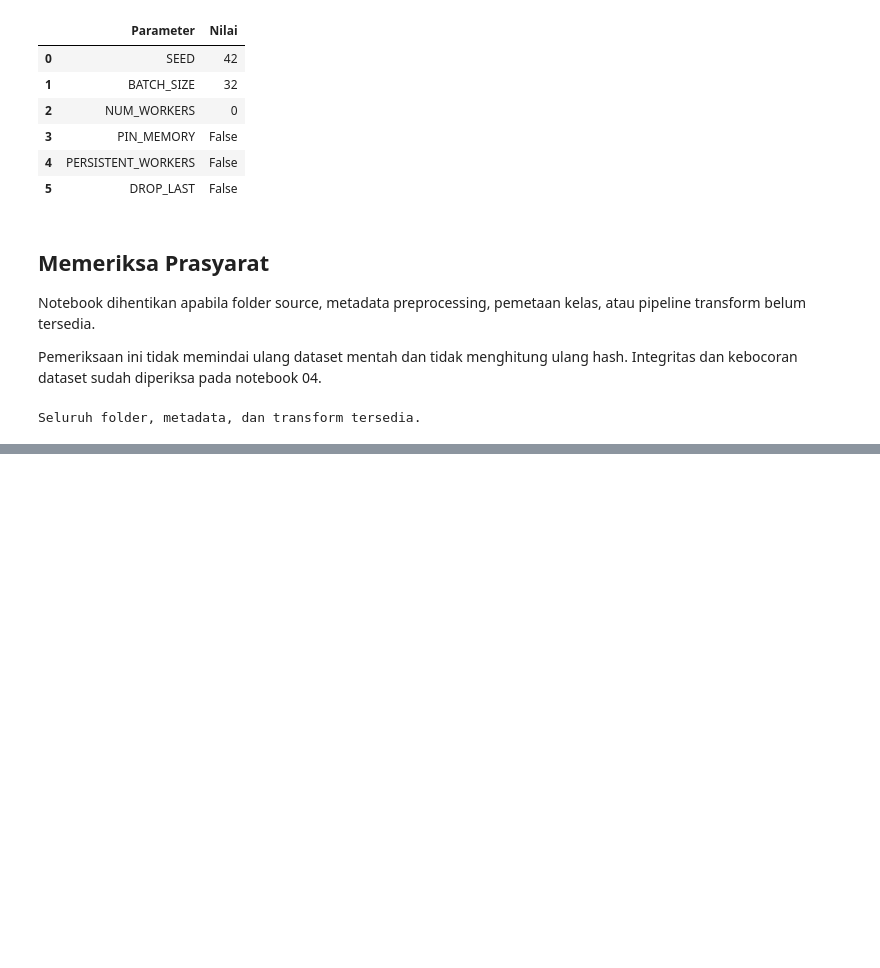
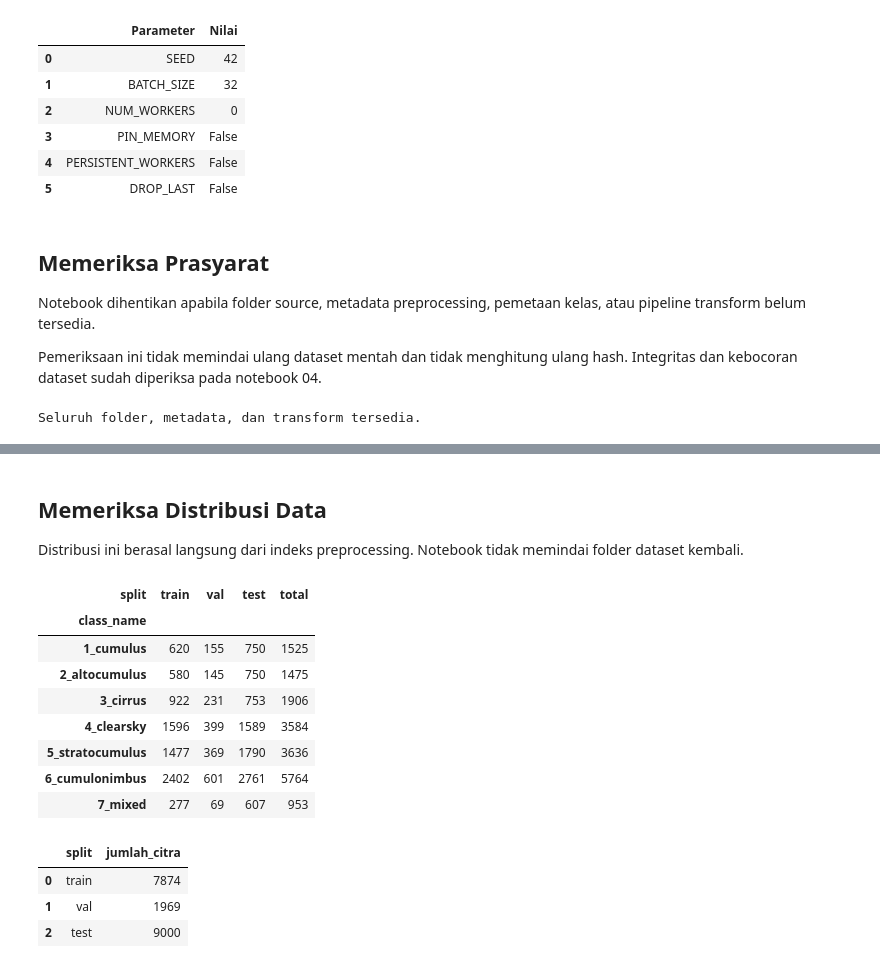
Before and after one commit to julian34/cloud-classification, a Jupyter notebook: notebooks/06_dataloader.ipynb, the cells around one changed output, grey strips where cells are left out. Drawn from its saved outputs; the diff is of its cells as text; code cells hidden in the pictures; blank space fills up the shorter version.

```diff
--- a/notebooks/06_dataloader.ipynb
+++ b/notebooks/06_dataloader.ipynb
@@ -337,0 +763,60 @@ Seluruh folder, metadata, dan transform tersedia.
+# %% [markdown]
+## Memeriksa Distribusi Data
+
+Distribusi ini berasal langsung dari indeks preprocessing. Notebook tidak memindai
+folder dataset kembali.
+# %%
+distribution_table = (
+    samples_df
+    .groupby(
+        [
+            "class_name",
+            "split",
+        ],
+        observed=True,
+    )
+    .size()
+    .unstack(
+        fill_value=0
+    )
+    .reindex(
+        columns=SPLIT_ORDER,
+        fill_value=0,
+    )
+)
+
+
+distribution_table["total"] = (
+    distribution_table[SPLIT_ORDER]
+    .sum(axis=1)
+)
+
+
+split_total_table = (
+    samples_df["split"]
+    .value_counts()
+    .reindex(
+        SPLIT_ORDER,
+        fill_value=0,
+    )
+    .rename_axis("split")
+    .reset_index(name="jumlah_citra")
+)
+
+
+display(distribution_table)
+display(split_total_table)
+# %% [output]
+| split | train | val | test | total |
+| class_name |  |  |  |  |
+| 1_cumulus | 620 | 155 | 750 | 1525 |
+| 2_altocumulus | 580 | 145 | 750 | 1475 |
+| 3_cirrus | 922 | 231 | 753 | 1906 |
+| 4_clearsky | 1596 | 399 | 1589 | 3584 |
+| 5_stratocumulus | 1477 | 369 | 1790 | 3636 |
+| 6_cumulonimbus | 2402 | 601 | 2761 | 5764 |
+| 7_mixed | 277 | 69 | 607 | 953 |
+|  | split | jumlah_citra |
+| 0 | train | 7874 |
+| 1 | val | 1969 |
+| 2 | test | 9000 |
```
Also changed, not shown: parts of 42 cells of this notebook, 1 other file.
